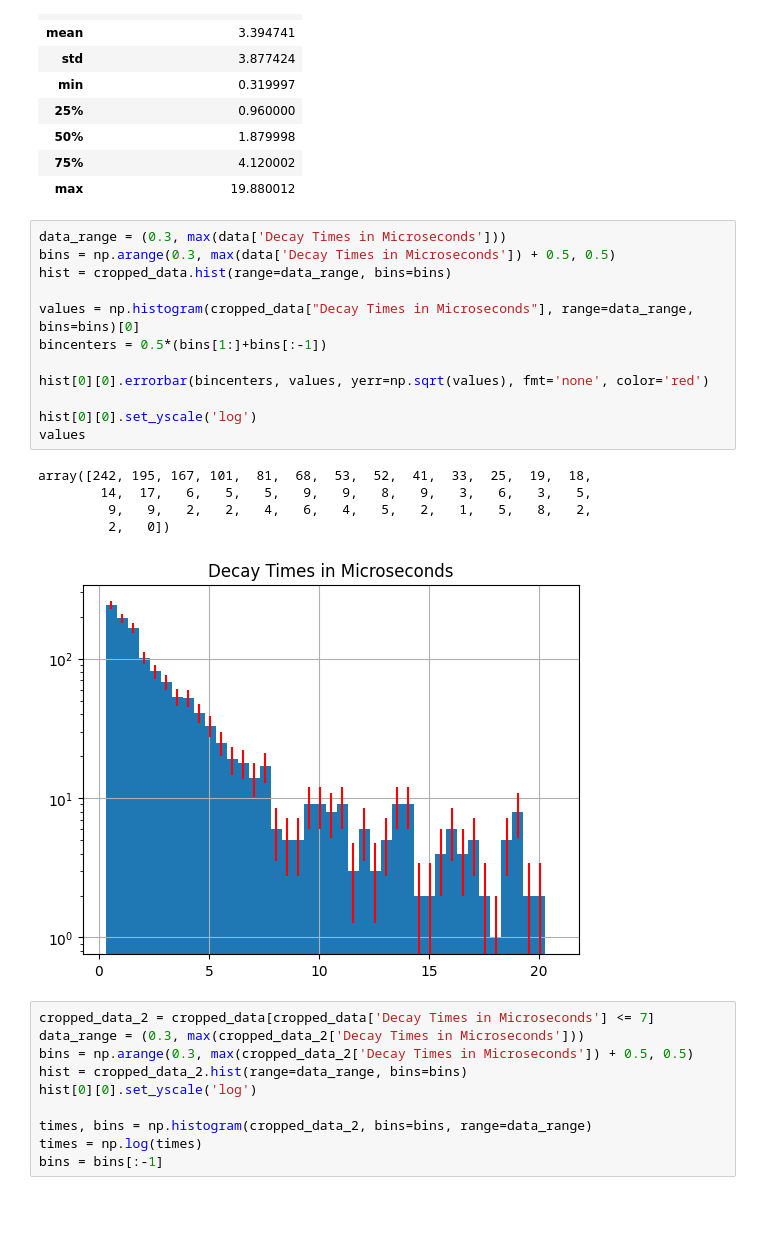
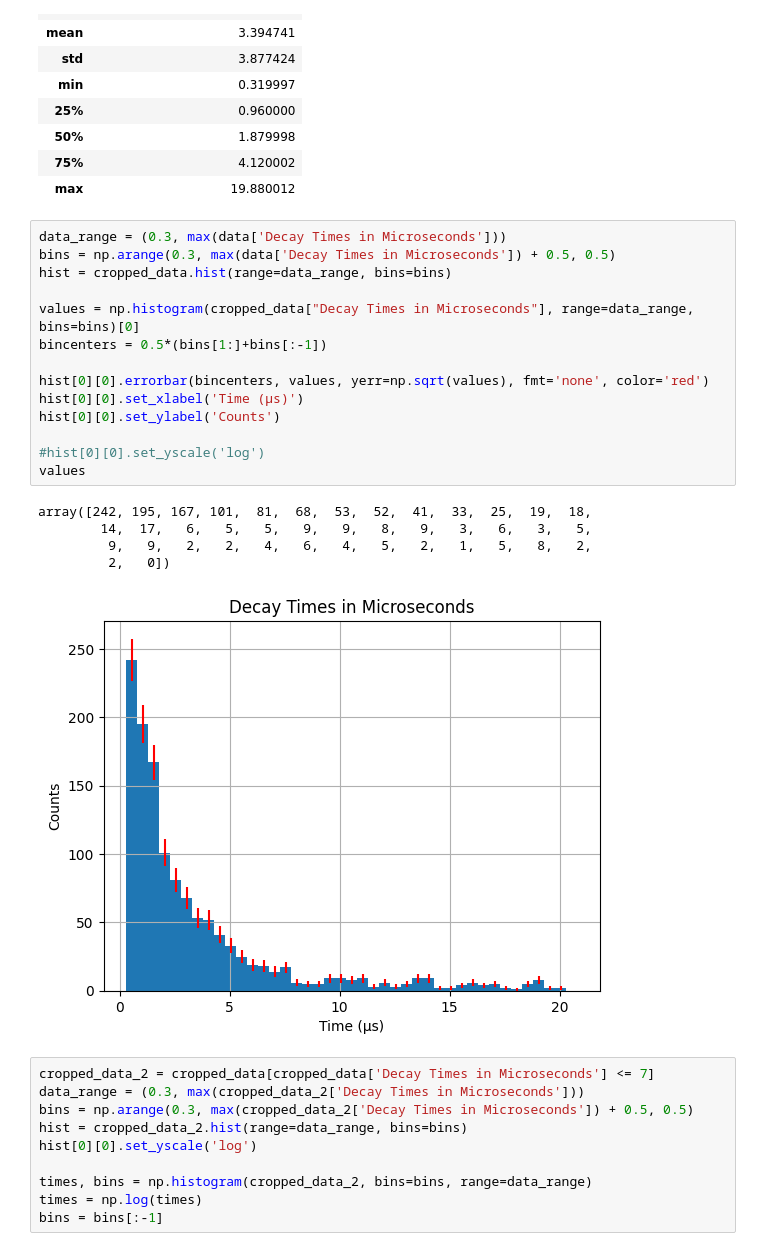
Before and after one commit to Indigo5684/Notes, a Jupyter notebook: statics/physics/modern-phys-lab/decay.ipynb, the cells around one changed output. Saved outputs shown, nothing was run; the diff lists cells and outputs as text; blank space fills up the shorter version.

```diff
--- a/statics/physics/modern-phys-lab/decay.ipynb
+++ b/statics/physics/modern-phys-lab/decay.ipynb
@@ -32,21 +32,23 @@ cropped_data.describe()
 # %%
 data_range = (0.3, max(data['Decay Times in Microseconds']))
 bins = np.arange(0.3, max(data['Decay Times in Microseconds']) + 0.5, 0.5)
 hist = cropped_data.hist(range=data_range, bins=bins)
 
 values = np.histogram(cropped_data["Decay Times in Microseconds"], range=data_range, bins=bins)[0]
 bincenters = 0.5*(bins[1:]+bins[:-1])
 
 hist[0][0].errorbar(bincenters, values, yerr=np.sqrt(values), fmt='none', color='red')
+hist[0][0].set_xlabel('Time (μs)')
+hist[0][0].set_ylabel('Counts')
 
-hist[0][0].set_yscale('log')
+#hist[0][0].set_yscale('log')
 values
 # %% [output]
 array([242, 195, 167, 101,  81,  68,  53,  52,  41,  33,  25,  19,  18,
         14,  17,   6,   5,   5,   9,   9,   8,   9,   3,   6,   3,   5,
          9,   9,   2,   2,   4,   6,   4,   5,   2,   1,   5,   8,   2,
          2,   0])
-[figure, old version]
+[figure, new version]
 # %%
 cropped_data_2 = cropped_data[cropped_data['Decay Times in Microseconds'] <= 7]
 data_range = (0.3, max(cropped_data_2['Decay Times in Microseconds']))
```
Also changed, not shown: parts of 1 cell of this notebook.
